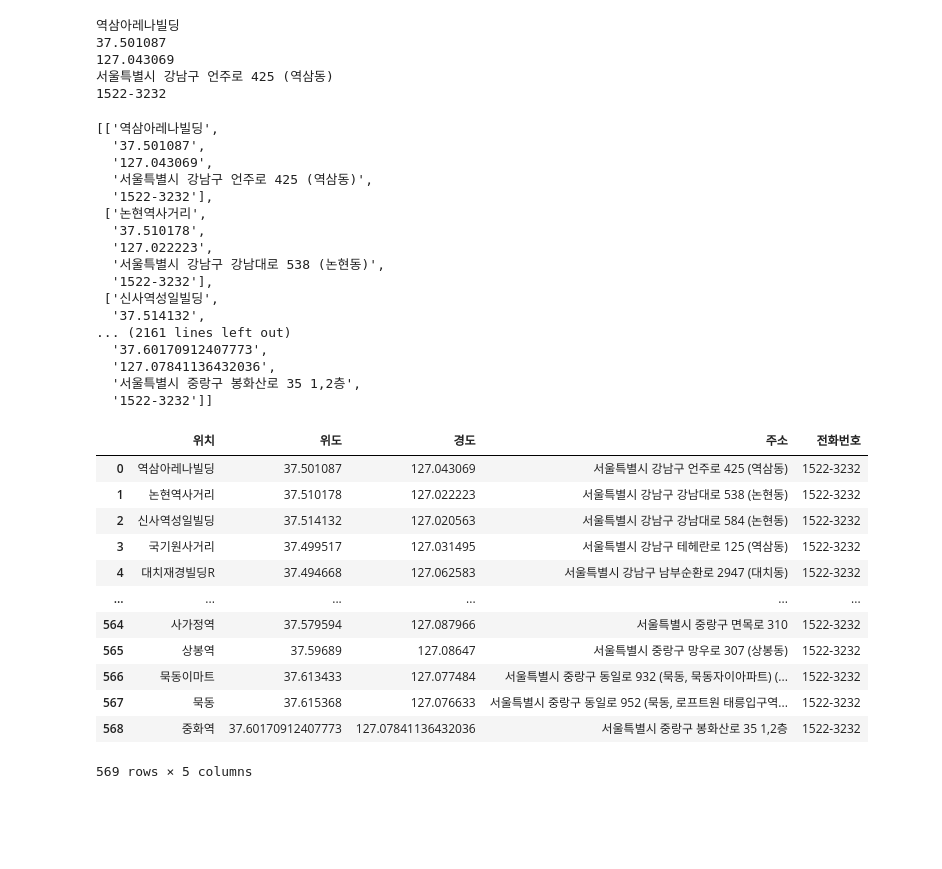
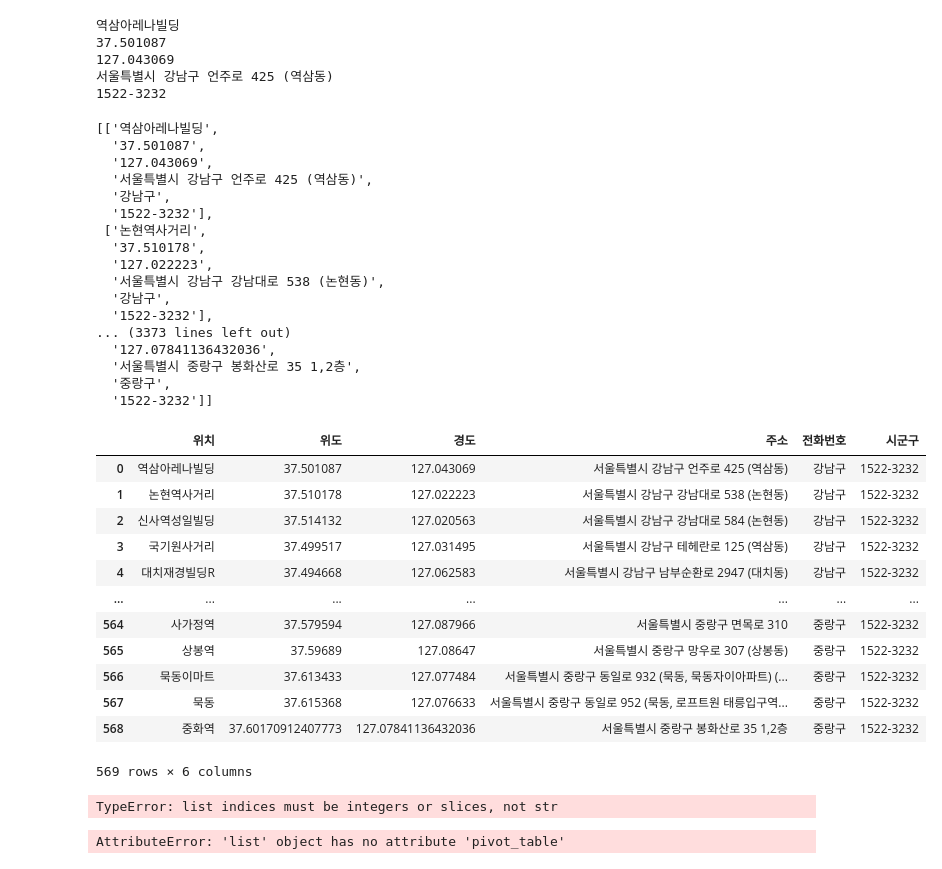
Before and after one commit to alsgud2659/PythonBasic, a Jupyter notebook: CrawlingStarbucks.ipynb, the cells around one changed output. Saved outputs shown, nothing was run; the diff lists cells and outputs as text; code cells hidden in the pictures; blank space fills up the shorter version.

```diff
--- a/CrawlingStarbucks.ipynb
+++ b/CrawlingStarbucks.ipynb
@@ -54,8 +54,10 @@ for stars in starbucks_list:
     lng = stars['data-long'].strip()
     addr = str(stars.select('p')[0]).split('<br/>')[0].split('>')[1]
     tel =  str(stars.select('p')[0]).split('<br/>')[1].split('<')[0]
+    sigungu = str(stars.select('p')[0]).split('<br/>')[0].split('>')[1].split(' ')[1]
 
-    starbucks.append([name, lat, lng, addr, tel])
+
+    starbucks.append([name, lat, lng, addr, sigungu, tel])
 
 starbucks
 # %% [output]
@@ -63,36 +65,56 @@ starbucks
   '37.501087',
   '127.043069',
   '서울특별시 강남구 언주로 425 (역삼동)',
+  '강남구',
   '1522-3232'],
  ['논현역사거리',
   '37.510178',
   '127.022223',
   '서울특별시 강남구 강남대로 538 (논현동)',
+  '강남구',
   '1522-3232'],
- ['신사역성일빌딩',
-  '37.514132',
-... (2161 lines left out)
-  '37.60170912407773',
+... (3373 lines left out)
   '127.07841136432036',
   '서울특별시 중랑구 봉화산로 35 1,2층',
+  '중랑구',
   '1522-3232']]
 # %%
 import pandas as pd
 
-df = pd.DataFrame(starbucks, columns = ['위치', '위도', '경도', '주소', '전화번호'])
+df = pd.DataFrame(starbucks, columns = ['위치', '위도', '경도', '주소','전화번호','시군구'])
 df.to_excel('starbucks.xlsx', index = False)
 df
 # %% [output]
-|  | 위치 | 위도 | 경도 | 주소 | 전화번호 |
-| 0 | 역삼아레나빌딩 | 37.501087 | 127.043069 | 서울특별시 강남구 언주로 425 (역삼동) | 1522-3232 |
-| 1 | 논현역사거리 | 37.510178 | 127.022223 | 서울특별시 강남구 강남대로 538 (논현동) | 1522-3232 |
-| 2 | 신사역성일빌딩 | 37.514132 | 127.020563 | 서울특별시 강남구 강남대로 584 (논현동) | 1522-3232 |
-| 3 | 국기원사거리 | 37.499517 | 127.031495 | 서울특별시 강남구 테헤란로 125 (역삼동) | 1522-3232 |
-| 4 | 대치재경빌딩R | 37.494668 | 127.062583 | 서울특별시 강남구 남부순환로 2947 (대치동) | 1522-3232 |
-| ... | ... | ... | ... | ... | ... |
-| 564 | 사가정역 | 37.579594 | 127.087966 | 서울특별시 중랑구 면목로 310 | 1522-3232 |
-| 565 | 상봉역 | 37.59689 | 127.08647 | 서울특별시 중랑구 망우로 307 (상봉동) | 1522-3232 |
-| 566 | 묵동이마트 | 37.613433 | 127.077484 | 서울특별시 중랑구 동일로 932 (묵동, 묵동자이아파트) (... | 1522-3232 |
-| 567 | 묵동 | 37.615368 | 127.076633 | 서울특별시 중랑구 동일로 952 (묵동, 로프트원 태릉입구역... | 1522-3232 |
-| 568 | 중화역 | 37.60170912407773 | 127.07841136432036 | 서울특별시 중랑구 봉화산로 35 1,2층 | 1522-3232 |
+|  | 위치 | 위도 | 경도 | 주소 | 전화번호 | 시군구 |
+| 0 | 역삼아레나빌딩 | 37.501087 | 127.043069 | 서울특별시 강남구 언주로 425 (역삼동) | 강남구 | 1522-3232 |
+| 1 | 논현역사거리 | 37.510178 | 127.022223 | 서울특별시 강남구 강남대로 538 (논현동) | 강남구 | 1522-3232 |
+| 2 | 신사역성일빌딩 | 37.514132 | 127.020563 | 서울특별시 강남구 강남대로 584 (논현동) | 강남구 | 1522-3232 |
+| 3 | 국기원사거리 | 37.499517 | 127.031495 | 서울특별시 강남구 테헤란로 125 (역삼동) | 강남구 | 1522-3232 |
+| 4 | 대치재경빌딩R | 37.494668 | 127.062583 | 서울특별시 강남구 남부순환로 2947 (대치동) | 강남구 | 1522-3232 |
+| ... | ... | ... | ... | ... | ... | ... |
+| 564 | 사가정역 | 37.579594 | 127.087966 | 서울특별시 중랑구 면목로 310 | 중랑구 | 1522-3232 |
+| 565 | 상봉역 | 37.59689 | 127.08647 | 서울특별시 중랑구 망우로 307 (상봉동) | 중랑구 | 1522-3232 |
+| 566 | 묵동이마트 | 37.613433 | 127.077484 | 서울특별시 중랑구 동일로 932 (묵동, 묵동자이아파트) (... | 중랑구 | 1522-3232 |
+| 567 | 묵동 | 37.615368 | 127.076633 | 서울특별시 중랑구 동일로 952 (묵동, 로프트원 태릉입구역... | 중랑구 | 1522-3232 |
+| 568 | 중화역 | 37.60170912407773 | 127.07841136432036 | 서울특별시 중랑구 봉화산로 35 1,2층 | 중랑구 | 1522-3232 |
-569 rows × 5 columns
+569 rows × 6 columns
+# %%
+sgg_names = []
+
+for addr in starbucks['주소']:
+    sgg = addr.split()[1]
+    sgg_names.append(sgg)
+
+starbucks['시군구명'] = sgg_names
+
+starbucks.head()
+# %% [output]
+TypeError: list indices must be integers or slices, not str
+# %%
+starbucks_count = starbucks.pivot_table(
+                                             index = '시군구명',
+                                             values='매장명',
+                                             aggfunc='count')
+starbucks_count
+# %% [output]
+AttributeError: 'list' object has no attribute 'pivot_table'
```
Also changed, not shown: parts of 4 cells of this notebook, 1 other file.
